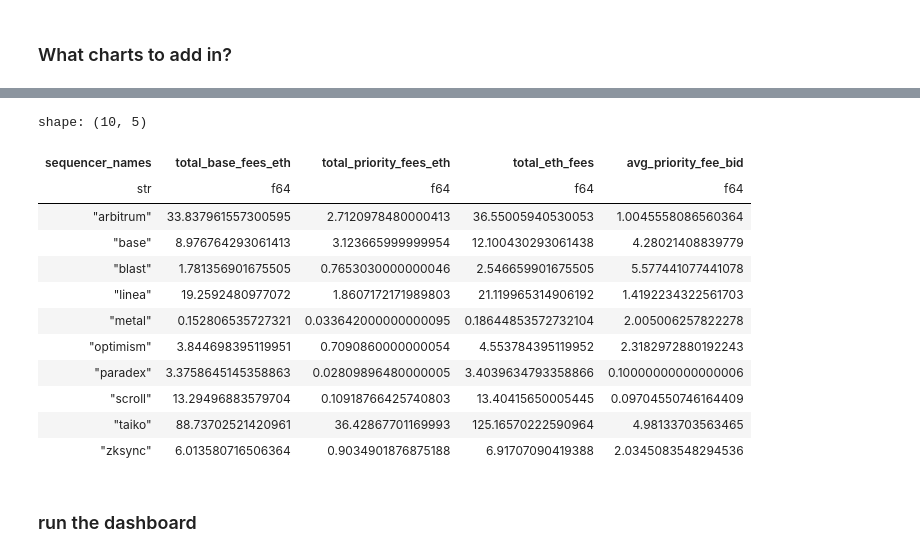
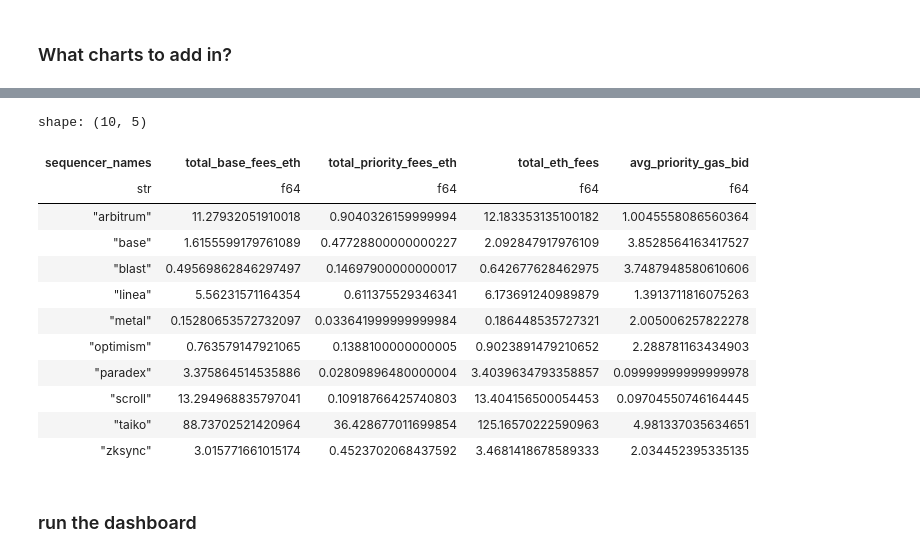
Before and after one commit to Evan-Kim2028/eip4844_blob_data, a Jupyter notebook: panel/dashboard.ipynb, the cells around one changed output, grey strips where cells are left out. Saved outputs shown, nothing was run; the diff lists cells and outputs as text; code cells hidden in the pictures.

Commit message:
feat: update transaction table with gas info

```diff
--- a/panel/dashboard.ipynb
+++ b/panel/dashboard.ipynb
@@ -306,24 +346,24 @@ shape: (5, 15)
 # %%
-slot_inclusion_joined_df.group_by('sequencer_names').agg(
+slot_inclusion_joined_df.drop_nulls().unique().group_by('sequencer_names').agg(
     pl.col('base_tx_fee_eth').sum().alias('total_base_fees_eth'),
     pl.col('priority_tx_fee_eth').sum().alias('total_priority_fees_eth'),
     pl.col('total_tx_fee_eth').sum().alias('total_eth_fees'),
-    pl.col('priority_fee_gas').mean().alias('avg_priority_fee_bid'),
+    pl.col('priority_fee_gas').mean().alias('avg_priority_gas_bid'),
 ).sort(by='sequencer_names')
 # %% [output]
 shape: (10, 5)
-| sequencer_names | total_base_fees_eth | total_priority_fees_eth | total_eth_fees | avg_priority_fee_bid |
+| sequencer_names | total_base_fees_eth | total_priority_fees_eth | total_eth_fees | avg_priority_gas_bid |
 | str | f64 | f64 | f64 | f64 |
-| "arbitrum" | 33.837961557300595 | 2.7120978480000413 | 36.55005940530053 | 1.0045558086560364 |
-| "base" | 8.976764293061413 | 3.123665999999954 | 12.100430293061438 | 4.28021408839779 |
-| "blast" | 1.781356901675505 | 0.7653030000000046 | 2.546659901675505 | 5.577441077441078 |
-| "linea" | 19.2592480977072 | 1.8607172171989803 | 21.119965314906192 | 1.4192234322561703 |
-| "metal" | 0.152806535727321 | 0.033642000000000095 | 0.18644853572732104 | 2.005006257822278 |
-| "optimism" | 3.844698395119951 | 0.7090860000000054 | 4.553784395119952 | 2.3182972880192243 |
-| "paradex" | 3.3758645145358863 | 0.02809896480000005 | 3.4039634793358866 | 0.10000000000000006 |
-| "scroll" | 13.29496883579704 | 0.10918766425740803 | 13.40415650005445 | 0.09704550746164409 |
-| "taiko" | 88.73702521420961 | 36.42867701169993 | 125.16570222590964 | 4.98133703563465 |
-| "zksync" | 6.013580716506364 | 0.9034901876875188 | 6.91707090419388 | 2.0345083548294536 |
+| "arbitrum" | 11.27932051910018 | 0.9040326159999994 | 12.183353135100182 | 1.0045558086560364 |
+| "base" | 1.6155599179761089 | 0.47728800000000227 | 2.092847917976109 | 3.8528564163417527 |
+| "blast" | 0.49569862846297497 | 0.14697900000000017 | 0.642677628462975 | 3.7487948580610606 |
+| "linea" | 5.56231571164354 | 0.611375529346341 | 6.173691240989879 | 1.3913711816075263 |
+| "metal" | 0.15280653572732097 | 0.033641999999999984 | 0.186448535727321 | 2.005006257822278 |
+| "optimism" | 0.763579147921065 | 0.1388100000000005 | 0.9023891479210652 | 2.288781163434903 |
+| "paradex" | 3.375864514535886 | 0.02809896480000004 | 3.4039634793358857 | 0.09999999999999978 |
+| "scroll" | 13.294968835797041 | 0.10918766425740803 | 13.404156500054453 | 0.09704550746164445 |
+| "taiko" | 88.73702521420964 | 36.428677011699854 | 125.16570222590963 | 4.981337035634651 |
+| "zksync" | 3.015771661015174 | 0.4523702068437592 | 3.4681418678589333 | 2.034452395335135 |
 # %% [markdown]
 ### run the dashboard
 # %%
```
Also changed, not shown: parts of 9 cells of this notebook, 1 other file.
